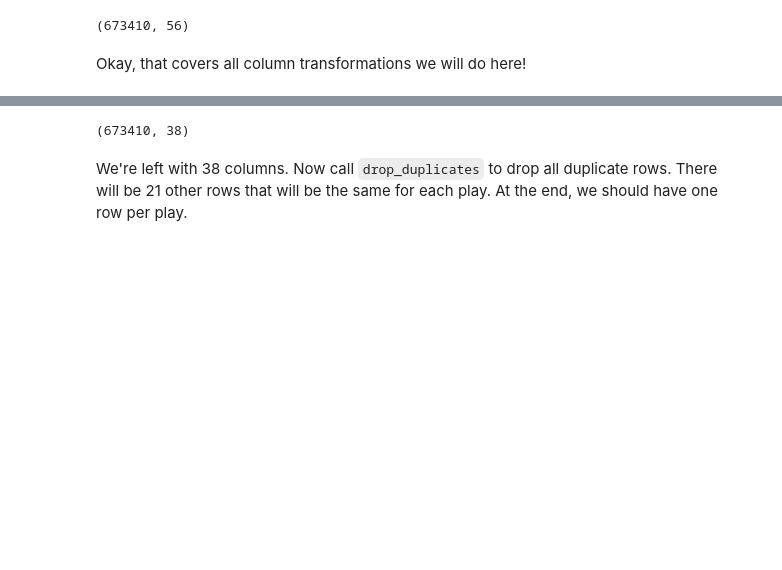
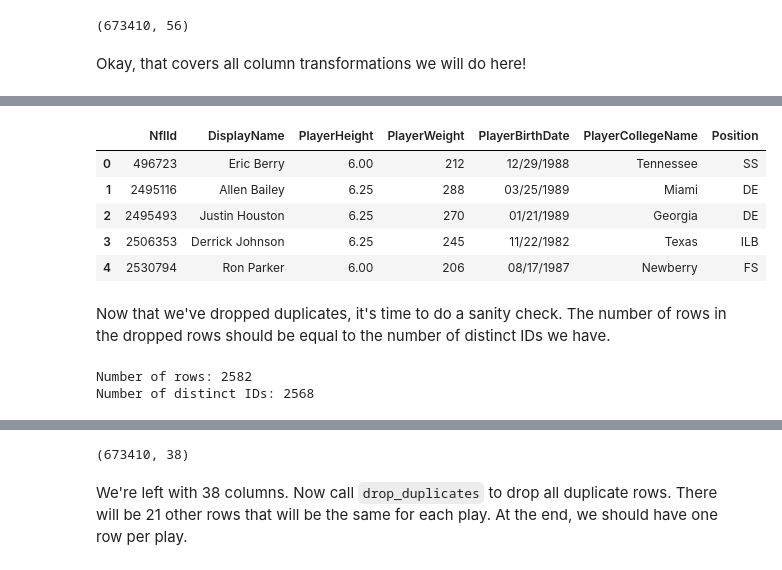
Before and after one commit to MughilM/Data-Science-Projects, a Jupyter notebook: NFL NextGen/1 - Data Cleaning.ipynb, the cells around one changed output, grey strips where cells are left out. Saved outputs shown, nothing was run; the diff lists cells and outputs as text; code cells hidden in the pictures; blank space fills up the shorter version.

```diff
--- a/NFL NextGen/1 - Data Cleaning.ipynb
+++ b/NFL NextGen/1 - Data Cleaning.ipynb
@@ -290,0 +294,21 @@ One more thing that may prove useful. Currently, we have data that only changes
+# %%
+playerCharaCols = ['NflId', 'DisplayName', 'PlayerHeight', 'PlayerWeight',
+                  'PlayerBirthDate', 'PlayerCollegeName', 'Position']
+playerChara = combinedData[playerCharaCols].drop_duplicates()
+playerChara.head()
+# %% [output]
+|  | NflId | DisplayName | PlayerHeight | PlayerWeight | PlayerBirthDate | PlayerCollegeName | Position |
+| 0 | 496723 | Eric Berry | 6.00 | 212 | 12/29/1988 | Tennessee | SS |
+| 1 | 2495116 | Allen Bailey | 6.25 | 288 | 03/25/1989 | Miami | DE |
+| 2 | 2495493 | Justin Houston | 6.25 | 270 | 01/21/1989 | Georgia | DE |
+| 3 | 2506353 | Derrick Johnson | 6.25 | 245 | 11/22/1982 | Texas | ILB |
+| 4 | 2530794 | Ron Parker | 6.00 | 206 | 08/17/1987 | Newberry | FS |
+# %% [markdown]
+Now that we've dropped duplicates, it's time to do a sanity check. The number of rows in the dropped rows should be equal to the number of distinct IDs we have.
+# %%
+# Sanity check
+print('Number of rows:', playerChara.shape[0])
+print('Number of distinct IDs:', len(combinedData.NflId.cat.categories))
+# %% [output]
+Number of rows: 2582
+Number of distinct IDs: 2568
```
Also changed, not shown: parts of 16 cells of this notebook.
